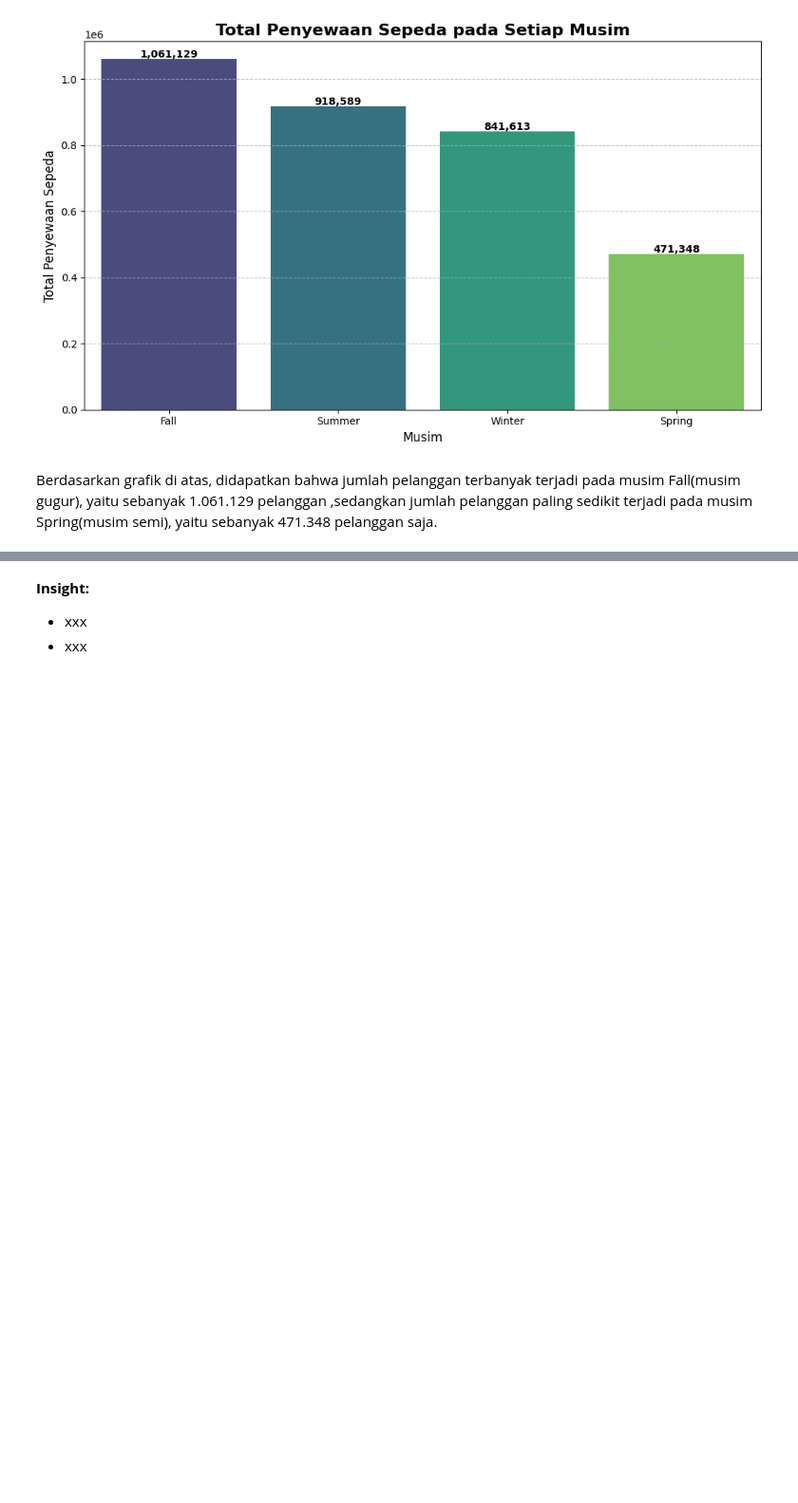
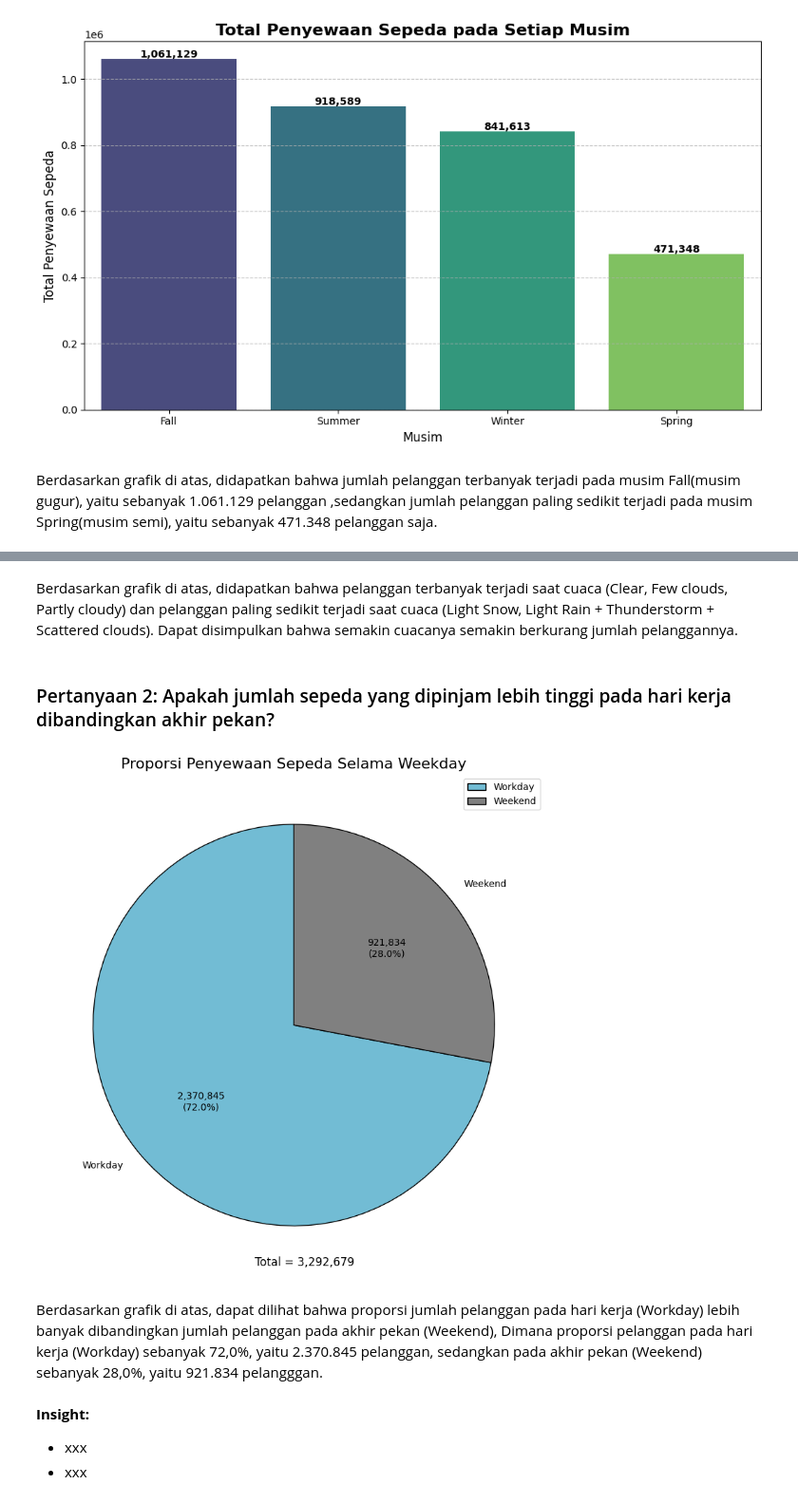
Before and after one commit to Nauviii/first_project_DataAnalayst, a Jupyter notebook: Notebook.ipynb, the cells around one changed output, grey strips where cells are left out. Shown: that part at 95% size. Drawn from its saved outputs; the diff is of its cells as text; code cells hidden in the pictures; blank space fills up the shorter version.

```diff
--- a/Notebook.ipynb
+++ b/Notebook.ipynb
@@ -570,3 +578,41 @@ plt.show()
+# %% [markdown]
+Berdasarkan grafik di atas, didapatkan bahwa pelanggan terbanyak terjadi saat cuaca (Clear, Few clouds, Partly cloudy) dan pelanggan paling sedikit terjadi saat cuaca (Light Snow, Light Rain + Thunderstorm + Scattered clouds). Dapat disimpulkan bahwa semakin cuacanya semakin berkurang jumlah pelanggannya.
+# %% [markdown]
+### Pertanyaan 2: Apakah jumlah sepeda yang dipinjam lebih tinggi pada hari kerja dibandingkan akhir pekan?
+# %%
+# Hubungan antara working day dengan jumlah pelanggan
+weekday_sales = bike_day_df.groupby("day_type").cnt.sum().sort_values(ascending=False).reset_index()
+labels = ["Workday", "Weekend"]
+
+# Fungsi untuk menampilkan nilai dan persentase
+def values(pct, all_values):
+    absolute = int(round(pct / 100. * sum(all_values)))
+    return f"{absolute:,}\n({pct:.1f}%)"
+
+# Warna biru muda dan putih
+colors = ["#72BCD4", "gray"]
+
+# Membuat pie chart
+plt.figure(figsize=(8, 8))
+plt.pie(
+    weekday_sales["cnt"],
+    labels=weekday_sales["day_type"],
+    autopct=lambda pct: values(pct, weekday_sales["cnt"]),
+    startangle=90,
+    colors=colors,
+    wedgeprops={"edgecolor": "black"}
+)
+
+# Menambahkan elemen pada plot
+plt.title("Proporsi Penyewaan Sepeda Selama Weekday", fontsize=16)
+plt.legend(labels, loc='best')
+plt.tight_layout()
+plt.text(0.3, -1.2, f'Total = {weekday_sales["cnt"].sum():,}', fontsize=12, ha='right')
+plt.show()
+# %% [output]
+[figure, added]
+# %% [markdown]
+Berdasarkan grafik di atas, dapat dilihat bahwa proporsi jumlah pelanggan pada hari kerja (Workday) lebih banyak dibandingkan jumlah pelanggan pada akhir pekan (Weekend), Dimana proporsi pelanggan pada hari kerja (Workday) sebanyak 72,0%, yaitu 2.370.845 pelanggan, sedangkan pada akhir pekan (Weekend) sebanyak 28,0%, yaitu 921.834 pelangggan.
 # %% [markdown]
 **Insight:**
 - xxx
```
Also changed, not shown: parts of 7 cells of this notebook.
